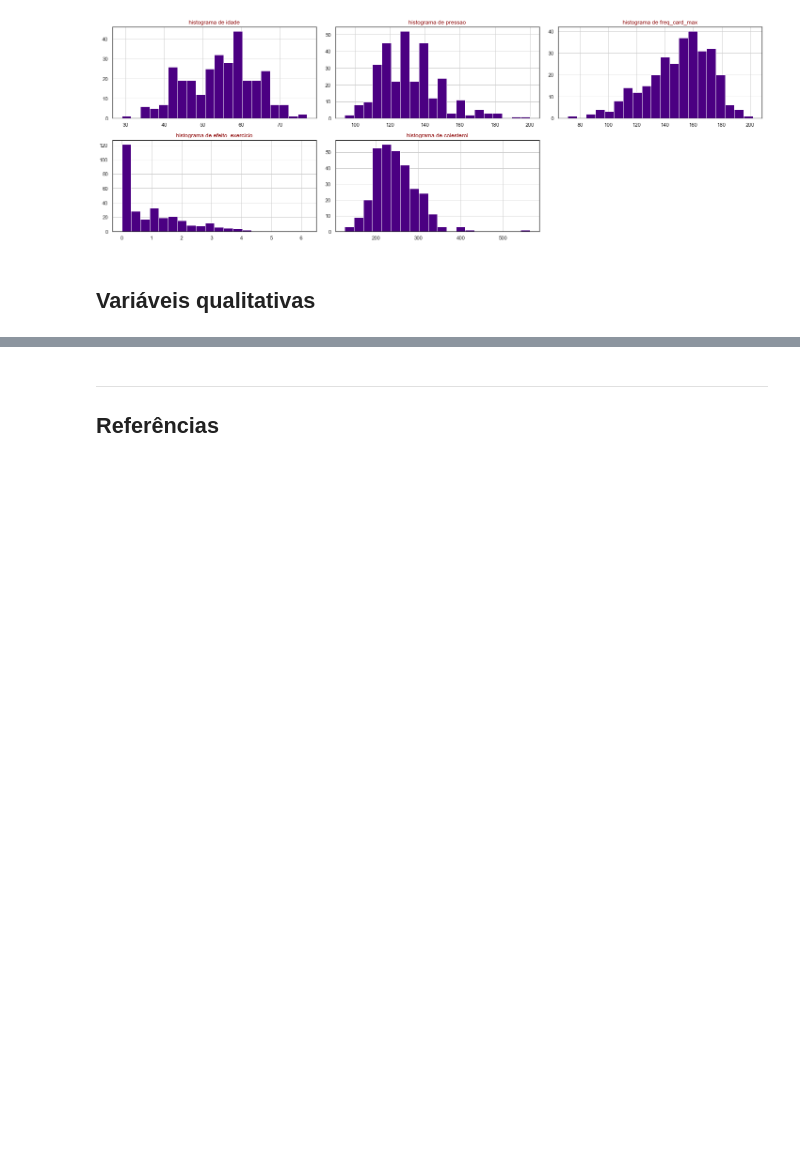
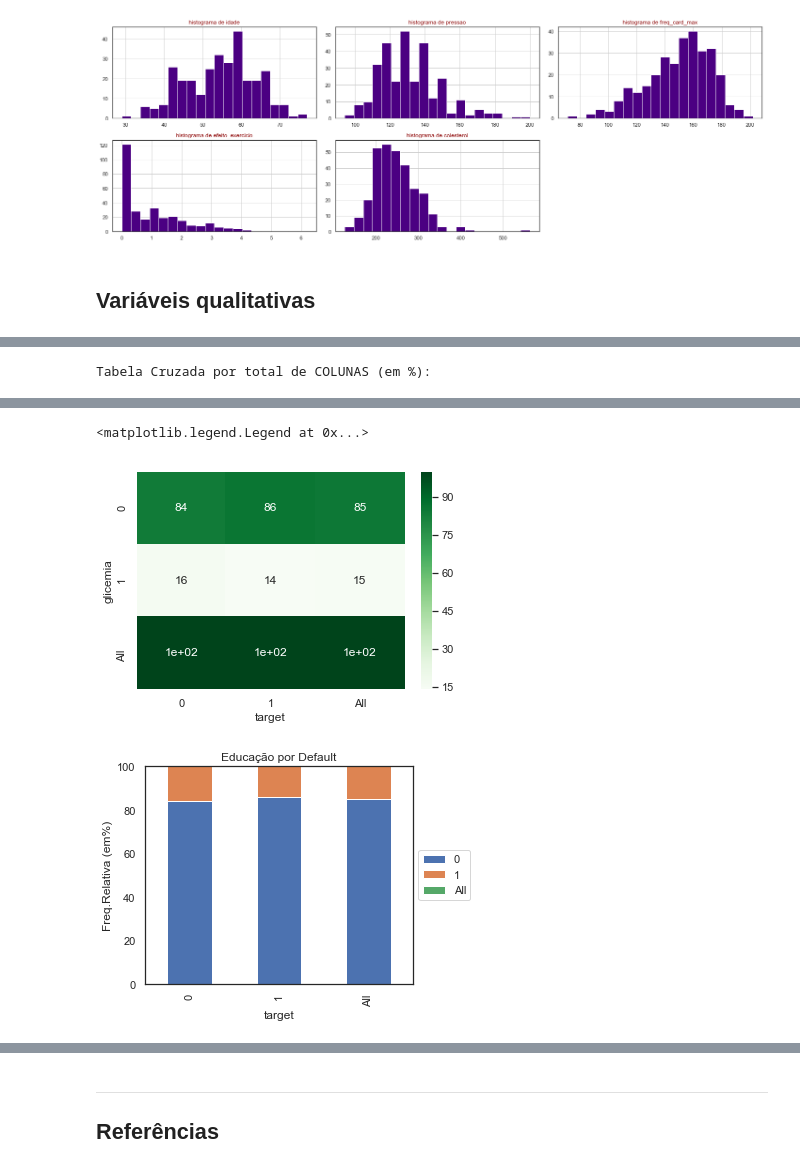
Before and after one commit to gabriellaec/CD-P3, a Jupyter notebook: Projeto 3.ipynb, the cells around one changed output, grey strips where cells are left out. Saved outputs shown, nothing was run; the diff lists cells and outputs as text; code cells hidden in the pictures; blank space fills up the shorter version.

```diff
--- a/Projeto 3.ipynb
+++ b/Projeto 3.ipynb
@@ -167,0 +237,20 @@ AttributeError: 'DataFrame' object has no attribute 'lines'
+# %%
+def percConvert(tab):
+  return (tab/float(tab[-1])*100).round(decimals=0)
+
+print('Tabela Cruzada por total de COLUNAS (em %):')
+#Use axis igual a 0
+ct3=pd.crosstab(dados.glicemia,dados.diagnostico,margins=True,rownames=['glicemia'], colnames=['target']).apply(percConvert, axis=0)
+sns.heatmap(ct3, annot=True,  cmap="Greens")
+ct3 = ct3.iloc[0:5,:]
+plot = ct3.T.plot(kind='bar', stacked=True,title='Educação por Default')
+plot.set_ylim([0, 100])
+plt.ylabel('Freq.Relativa (em%)')
+
+#Para legenda ficar fora do gráfico
+ax = plt.subplot(111)
+box = ax.get_position()
+ax.set_position([box.x0, box.y0, box.width * 0.8, box.height])
+ax.legend(loc='center left', bbox_to_anchor=(1, 0.5))
+# %% [output]
+Tabela Cruzada por total de COLUNAS (em %):
@@ -167,0 +259,3 @@ AttributeError: 'DataFrame' object has no attribute 'lines'
+<matplotlib.legend.Legend at 0x...>
+[figure, added]
+[figure, added]
```
Also changed, not shown: parts of 12 cells of this notebook.
